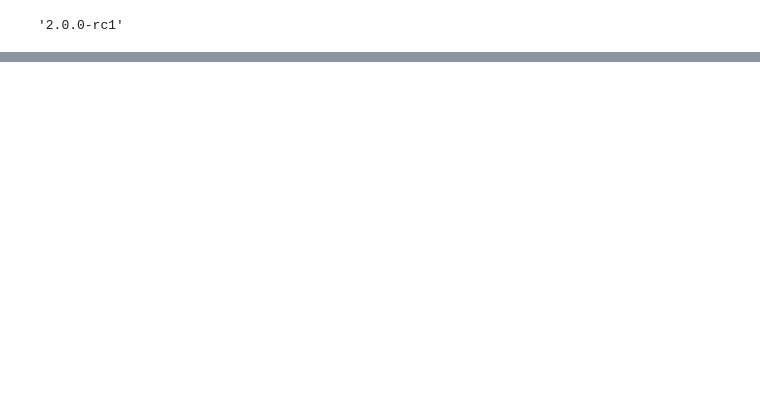
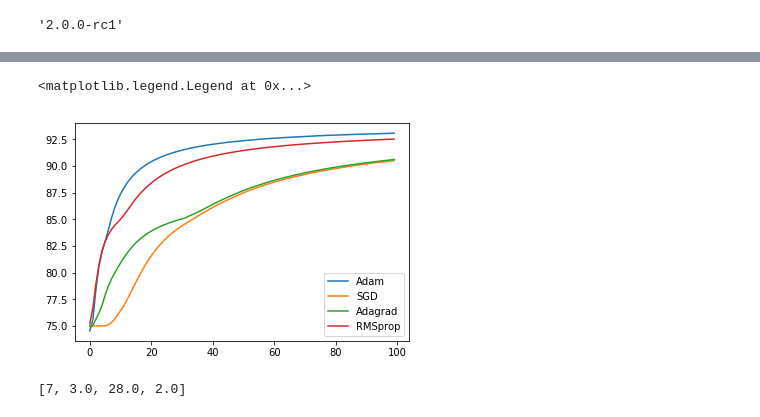
Before and after one commit to jjeamin/deep_learning_study, a Jupyter notebook: 텐서플로로 배우는 딥러닝/tensorflow_deeplearning.ipynb, the cells around one changed output, grey strips where cells are left out. Drawn from its saved outputs; the diff is of its cells as text; code cells hidden in the pictures; blank space fills up the shorter version.

```diff
--- a/텐서플로로 배우는 딥러닝/tensorflow_deeplearning.ipynb
+++ b/텐서플로로 배우는 딥러닝/tensorflow_deeplearning.ipynb
@@ -238,0 +545,23 @@ plt.plot(te_acc)
+# %%
+for name in optimizer_name:
+    with open('{}.txt'.format(name),'rb') as f:
+        tr_acc = pickle.load(f)[1]
+        plt.plot(tr_acc)
+
+plt.legend(optimizer_name)
+# %% [output]
+<matplotlib.legend.Legend at 0x...>
+[figure, added]
+# %%
+yeh = np.around(3 + 4)
+tieding = np.around(np.sqrt(3*4))
+paola = np.around(2+(3*4) + ((3+4) * 0.5*4) - 3 / (3 + 4))
+wang = np.around(2*3 / 3)
+
+
+hidden_nums = [yeh,tieding,paola,wang]
+hidden_name = ['yeh','tieding','paola','wang']
+
+hidden_nums
+# %% [output]
+[7, 3.0, 28.0, 2.0]
```
Also changed, not shown: parts of 21 cells of this notebook, 2 other files.
